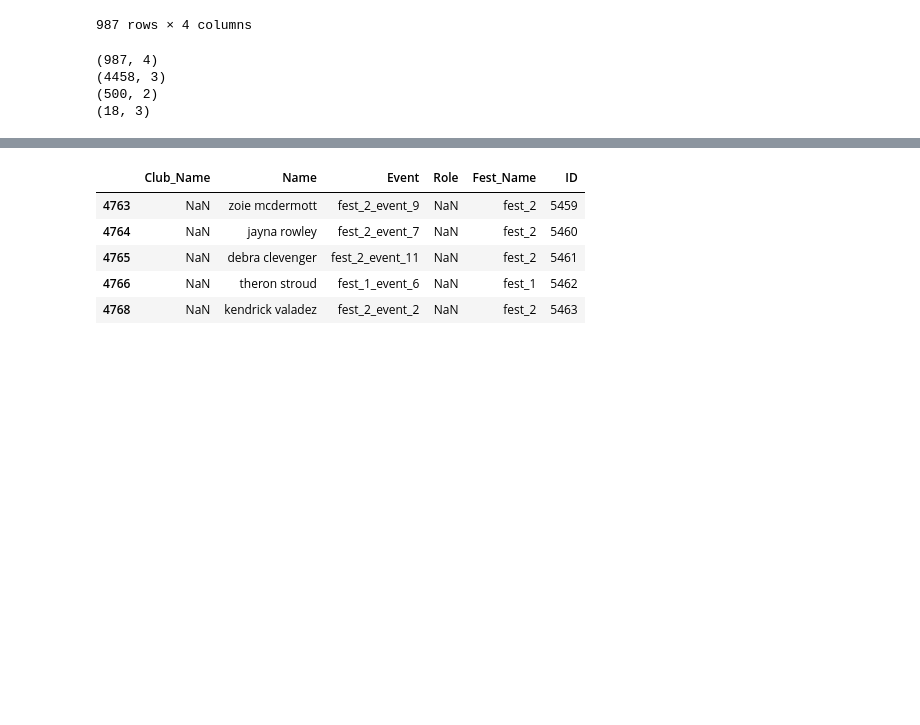
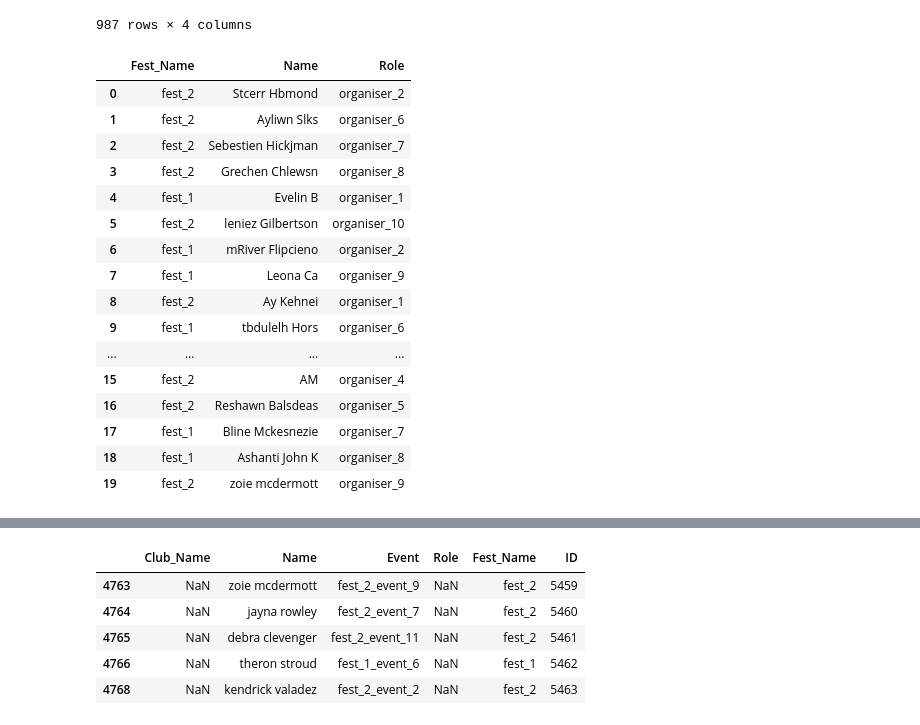
Before and after one commit to Baka-14/MindGraph-Hackathon, a Jupyter notebook: main.ipynb, the cells around one changed output, grey strips where cells are left out. Saved outputs shown, nothing was run; the diff lists cells and outputs as text; code cells hidden in the pictures; blank space fills up the shorter version.

```diff
--- a/main.ipynb
+++ b/main.ipynb
@@ -59,10 +58,21 @@ df_organiser=df_organiser.drop(15)
-# %%
-print(df_club.shape)
-print(df_participants.shape)
-print(df_meta.shape)
-print(df_organiser.shape)
-# %% [output]
-(987, 4)
-(4458, 3)
-(500, 2)
-(18, 3)
+# %%
+df_organiser = pd.read_csv("Organisers_In_Fests.csv")
+df_organiser.head(20)
+# %% [output]
+|  | Fest_Name | Name | Role |
+| 0 | fest_2 | Stcerr Hbmond | organiser_2 |
+| 1 | fest_2 | Ayliwn Slks | organiser_6 |
+| 2 | fest_2 | Sebestien Hickjman | organiser_7 |
+| 3 | fest_2 | Grechen Chlewsn | organiser_8 |
+| 4 | fest_1 | Evelin B | organiser_1 |
+| 5 | fest_2 | leniez Gilbertson | organiser_10 |
+| 6 | fest_1 | mRiver Flipcieno | organiser_2 |
+| 7 | fest_1 | Leona Ca | organiser_9 |
+| 8 | fest_2 | Ay Kehnei | organiser_1 |
+| 9 | fest_1 | tbdulelh Hors | organiser_6 |
+| ... | ... | ... | ... |
+| 15 | fest_2 | AM | organiser_4 |
+| 16 | fest_2 | Reshawn Balsdeas | organiser_5 |
+| 17 | fest_1 | Bline Mckesnezie | organiser_7 |
+| 18 | fest_1 | Ashanti John K | organiser_8 |
+| 19 | fest_2 | zoie mcdermott | organiser_9 |
```
Also changed, not shown: parts of 23 cells of this notebook.
